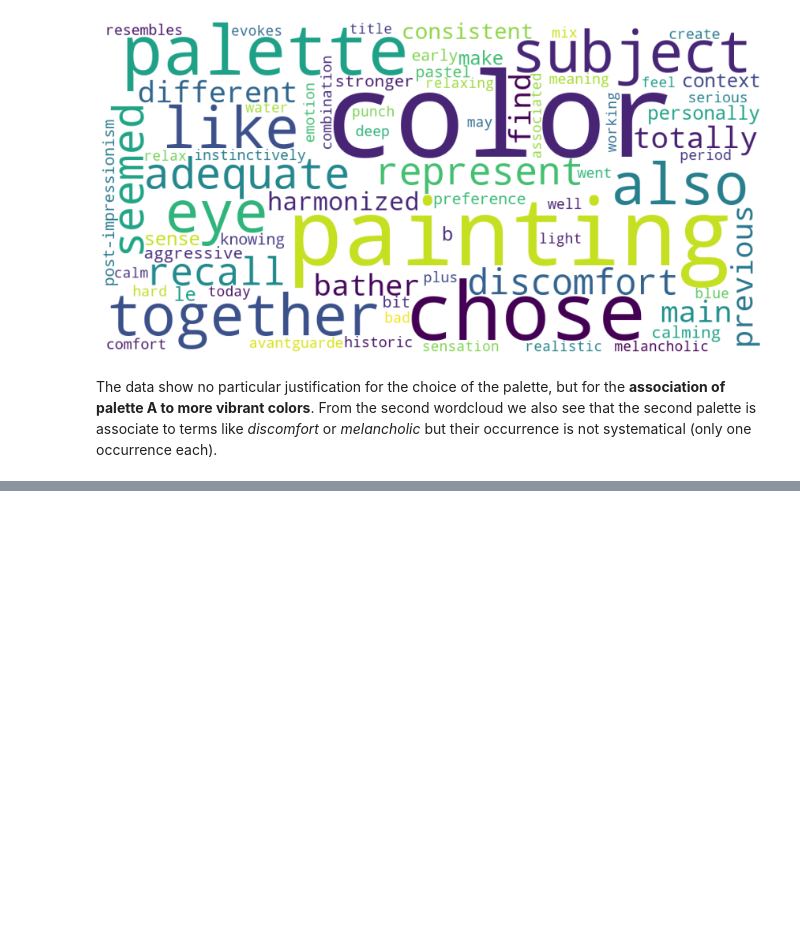
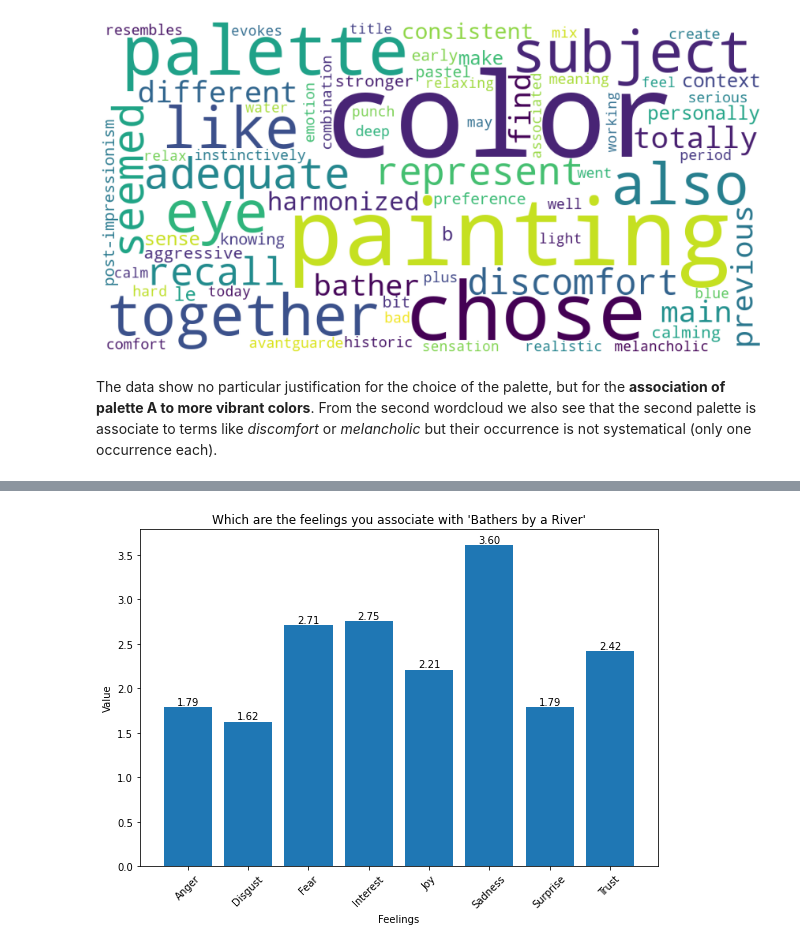
Before and after one commit to ManueleVeggi/mytisse, a Jupyter notebook: testing_sessions/230608_unibo/exploratory_analysis.ipynb, the cells around one changed output, grey strips where cells are left out. Cells and saved outputs as stored; diff of their text form; code cells hidden in the pictures; blank space fills up the shorter version.

Commit message:
feelings question: 4, 10, 12

```diff
--- a/testing_sessions/230608_unibo/exploratory_analysis.ipynb
+++ b/testing_sessions/230608_unibo/exploratory_analysis.ipynb
@@ -201,0 +220,48 @@ The data show no particular justification for the choice of the palette, but for
+# %%
+# Apply similar script used for Q2. Implemented as function for further resuse
+def emotion_data(question):
+    anger = mytisse_data['{0}_anger'.format(question)].astype(float).mean()
+    disgust = mytisse_data['{0}_disgust'.format(question)].astype(float).mean()
+    fear = mytisse_data['{0}_fear'.format(question)].astype(float).mean()
+    interest = mytisse_data['{0}_interest'.format(question)].astype(float).mean()
+    joy = mytisse_data['{0}_joy'.format(question)].astype(float).mean()
+    sadness = mytisse_data['{0}_sadness'.format(question)].astype(float).mean()
+    surprise = mytisse_data['{0}_surprise'.format(question)].astype(float).mean()
+    trust = mytisse_data['{0}_trust'.format(question)].astype(float).mean()
+
+    feelings = {
+        "Anger": anger,
+        "Disgust": disgust,
+        "Fear": fear,
+        "Interest": interest,
+        "Joy": joy,
+        "Sadness": sadness,
+        "Surprise": surprise,
+        "Trust": trust}
+
+    return feelings
+
+def emotion_plot(dict_feel, title_plot):
+    keys = list(dict_feel.keys())
+    values = list(dict_feel.values())
+    positions = range(len(keys))
+
+    plt.figure(figsize=(8, 6))
+    bars = plt.bar(positions, values, tick_label=keys)
+
+    plt.xlabel('Feelings')
+    plt.ylabel('Value')
+    plt.title(title_plot)
+
+    for bar in bars:
+        height = bar.get_height()
+        plt.text(bar.get_x() + bar.get_width() / 2, height,
+                '{:.2f}'.format(height), ha='center', va='bottom')
+    plt.xticks(rotation = 45)
+
+    plt.tight_layout()
+    plt.show()
+
+emotion_plot(emotion_data("q4"), "Which are the feelings you associate with 'Bathers by a River'")
+# %% [output]
+[figure, added]
```
Also changed, not shown: parts of 7 cells of this notebook, 7 other files.
